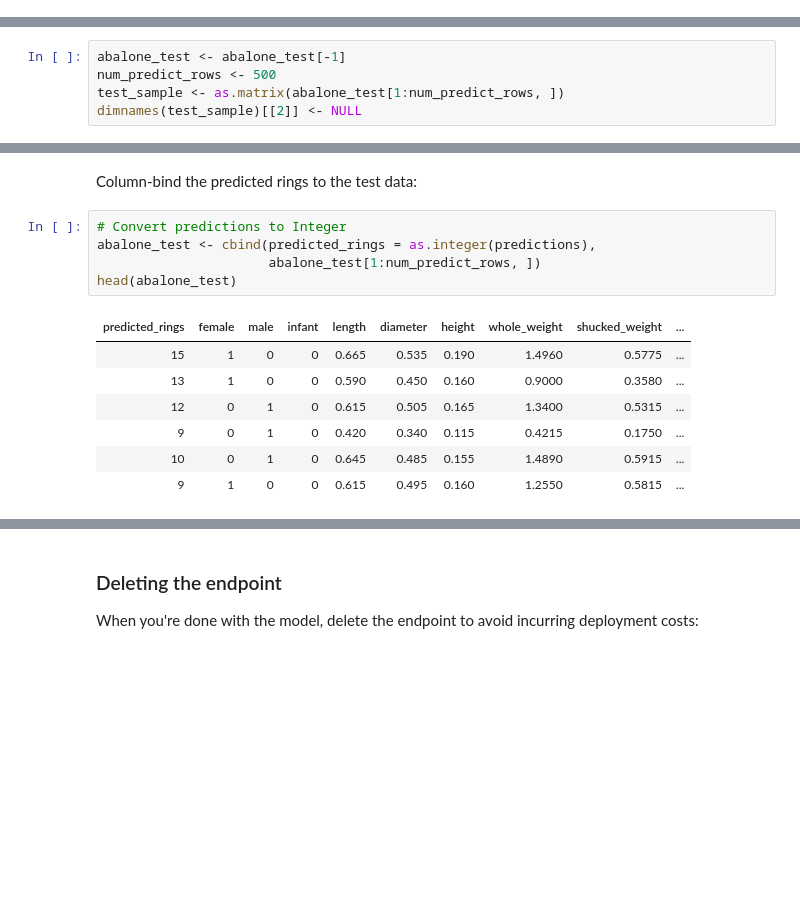
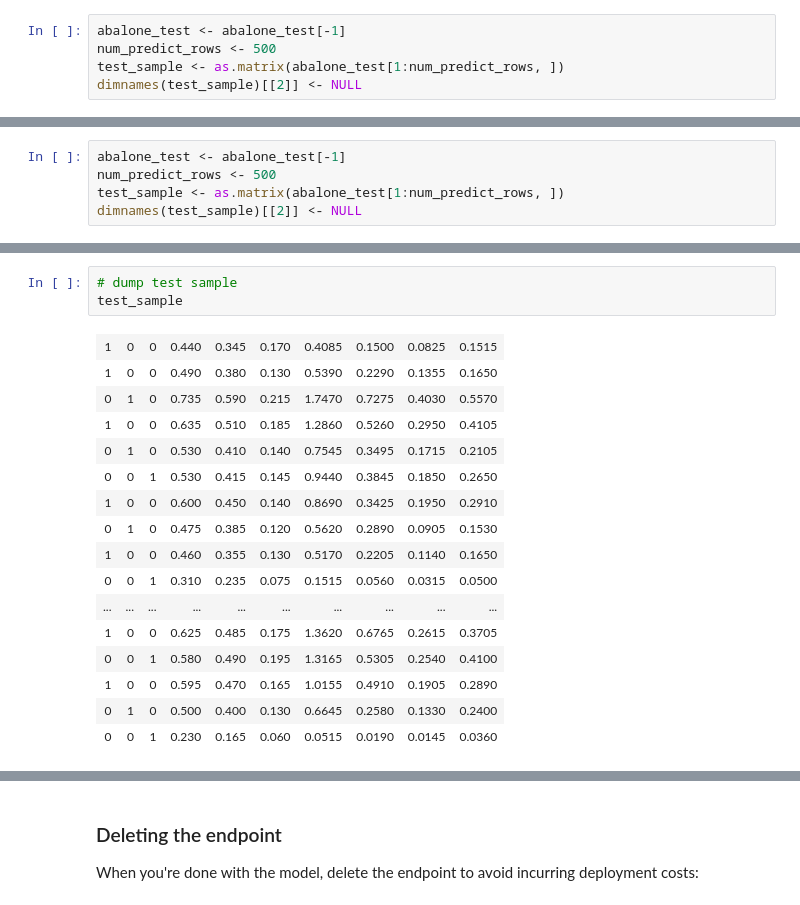
Before and after one commit to pmhargis-aws/aws-sagemaker-r, a Jupyter notebook: sagemaker-r-with-multivariant-endpoint.ipynb, the cells around one changed output, grey strips where cells are left out. Drawn from its saved outputs; the diff is of its cells as text; blank space fills up the shorter version.

```diff
--- a/sagemaker-r-with-multivariant-endpoint.ipynb
+++ b/sagemaker-r-with-multivariant-endpoint.ipynb
@@ -299,0 +315,5 @@ Model Deployment: 512.672 sec elapsed
+# %%
+abalone_test <- abalone_test[-1]
+num_predict_rows <- 500
+test_sample <- as.matrix(abalone_test[1:num_predict_rows, ])
+dimnames(test_sample)[[2]] <- NULL
@@ -524,15 +582,20 @@ Invoke Endpoint: 4.07 sec elapsed
-# %% [markdown]
-Column-bind the predicted rings to the test data:
-# %%
-# Convert predictions to Integer
-abalone_test <- cbind(predicted_rings = as.integer(predictions),
-                      abalone_test[1:num_predict_rows, ])
-head(abalone_test)
-# %% [output]
-| predicted_rings | female | male | infant | length | diameter | height | whole_weight | shucked_weight | ... |
-| 15 | 1 | 0 | 0 | 0.665 | 0.535 | 0.190 | 1.4960 | 0.5775 | ... |
-| 13 | 1 | 0 | 0 | 0.590 | 0.450 | 0.160 | 0.9000 | 0.3580 | ... |
-| 12 | 0 | 1 | 0 | 0.615 | 0.505 | 0.165 | 1.3400 | 0.5315 | ... |
-| 9 | 0 | 1 | 0 | 0.420 | 0.340 | 0.115 | 0.4215 | 0.1750 | ... |
-| 10 | 0 | 1 | 0 | 0.645 | 0.485 | 0.155 | 1.4890 | 0.5915 | ... |
-| 9 | 1 | 0 | 0 | 0.615 | 0.495 | 0.160 | 1.2550 | 0.5815 | ... |
+# %%
+# dump test sample
+test_sample
+# %% [output]
+| 1 | 0 | 0 | 0.440 | 0.345 | 0.170 | 0.4085 | 0.1500 | 0.0825 | 0.1515 |
+| 1 | 0 | 0 | 0.490 | 0.380 | 0.130 | 0.5390 | 0.2290 | 0.1355 | 0.1650 |
+| 0 | 1 | 0 | 0.735 | 0.590 | 0.215 | 1.7470 | 0.7275 | 0.4030 | 0.5570 |
+| 1 | 0 | 0 | 0.635 | 0.510 | 0.185 | 1.2860 | 0.5260 | 0.2950 | 0.4105 |
+| 0 | 1 | 0 | 0.530 | 0.410 | 0.140 | 0.7545 | 0.3495 | 0.1715 | 0.2105 |
+| 0 | 0 | 1 | 0.530 | 0.415 | 0.145 | 0.9440 | 0.3845 | 0.1850 | 0.2650 |
+| 1 | 0 | 0 | 0.600 | 0.450 | 0.140 | 0.8690 | 0.3425 | 0.1950 | 0.2910 |
+| 0 | 1 | 0 | 0.475 | 0.385 | 0.120 | 0.5620 | 0.2890 | 0.0905 | 0.1530 |
+| 1 | 0 | 0 | 0.460 | 0.355 | 0.130 | 0.5170 | 0.2205 | 0.1140 | 0.1650 |
+| 0 | 0 | 1 | 0.310 | 0.235 | 0.075 | 0.1515 | 0.0560 | 0.0315 | 0.0500 |
+| ... | ... | ... | ... | ... | ... | ... | ... | ... | ... |
+| 1 | 0 | 0 | 0.625 | 0.485 | 0.175 | 1.3620 | 0.6765 | 0.2615 | 0.3705 |
+| 0 | 0 | 1 | 0.580 | 0.490 | 0.195 | 1.3165 | 0.5305 | 0.2540 | 0.4100 |
+| 1 | 0 | 0 | 0.595 | 0.470 | 0.165 | 1.0155 | 0.4910 | 0.1905 | 0.2890 |
+| 0 | 1 | 0 | 0.500 | 0.400 | 0.130 | 0.6645 | 0.2580 | 0.1330 | 0.2400 |
+| 0 | 0 | 1 | 0.230 | 0.165 | 0.060 | 0.0515 | 0.0190 | 0.0145 | 0.0360 |
```
Also changed, not shown: parts of 37 cells of this notebook.
